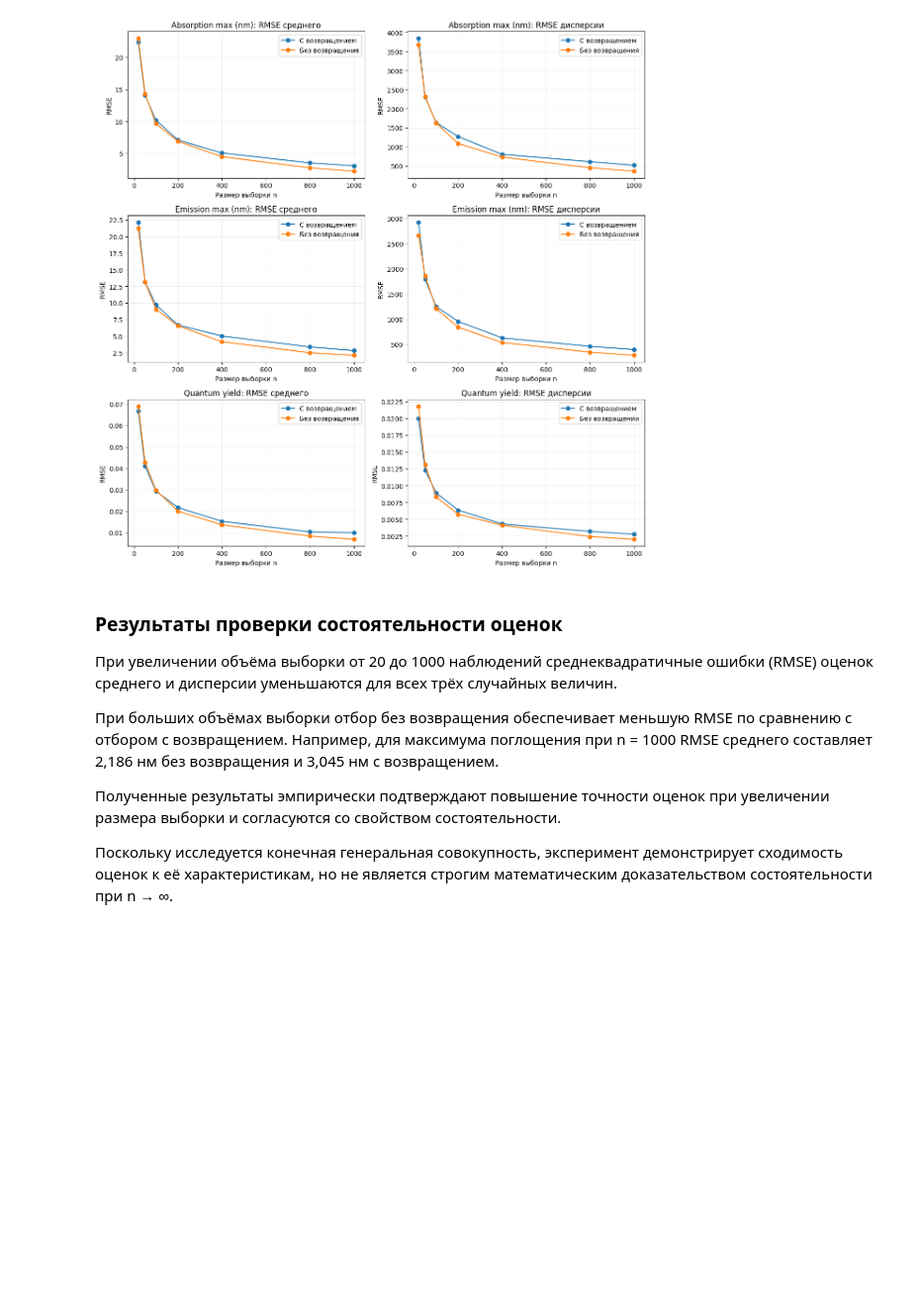
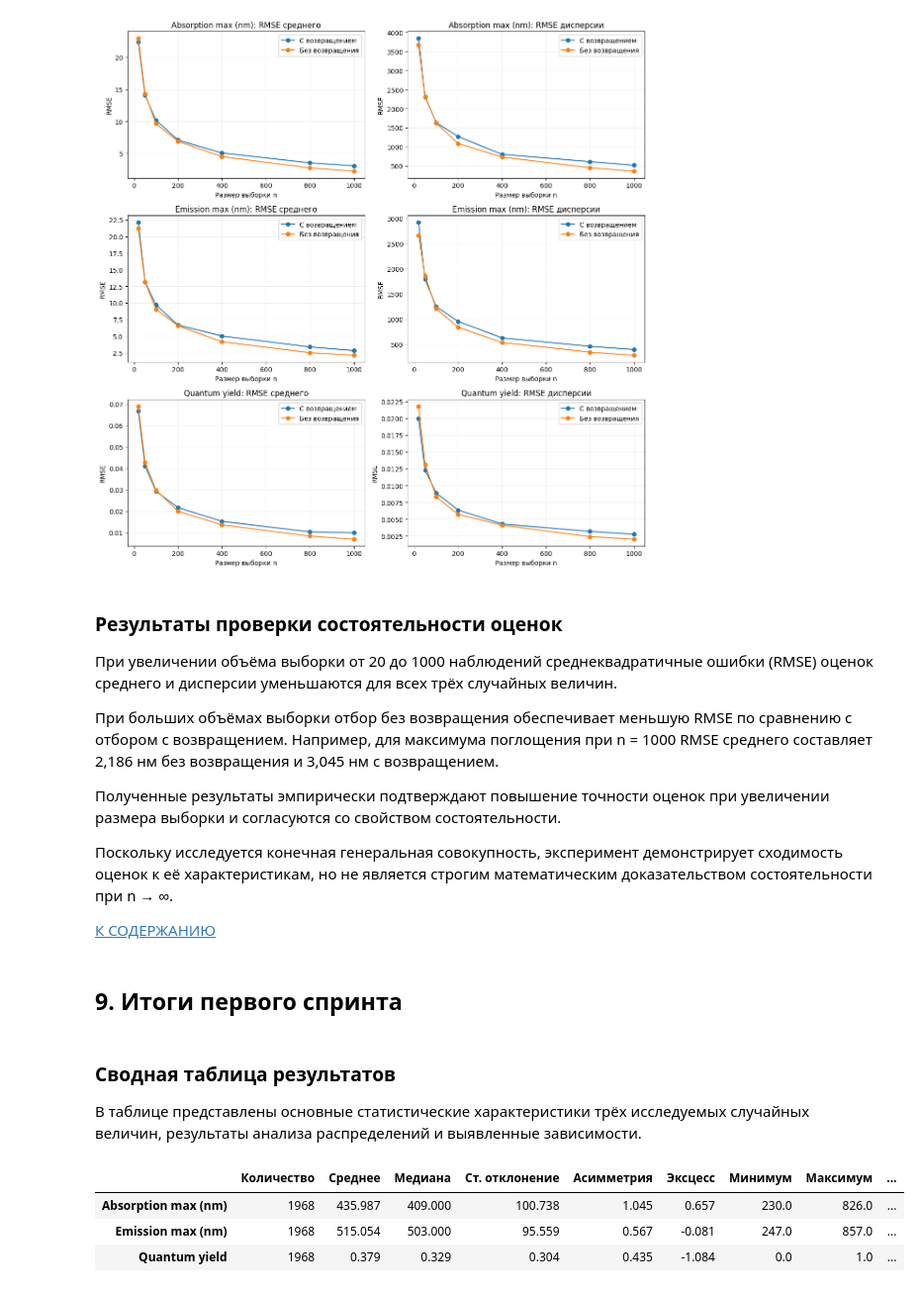
Before and after one commit to mdtokarev/App-Stat-Lab01, a Jupyter notebook: AppStatLab01.ipynb, the cells around one changed output. Shown at 99% size. Cells and saved outputs as stored; diff of their text form; code cells hidden in the pictures; blank space fills up the shorter version.

Commit message:
Завершён первый спринт: сформированы сводные таблицы и выводы исследования. Оформлены список литературы, навигация по ноутбуку и таблица критериев оценивания.

```diff
--- a/AppStatLab01.ipynb
+++ b/AppStatLab01.ipynb
@@ -1412,3 +1448,41 @@ plt.show()
 Полученные результаты эмпирически подтверждают повышение точности оценок при увеличении размера выборки и согласуются со свойством состоятельности.
 
 Поскольку исследуется конечная генеральная совокупность, эксперимент демонстрирует сходимость оценок к её характеристикам, но не является строгим математическим доказательством состоятельности при n → ∞.
+
+[К СОДЕРЖАНИЮ](#scrollTo=PmIiFqdB74VT&line=25&uniqifier=1)
+# %% [markdown]
+## 9.&nbsp;Итоги первого спринта
+# %% [markdown]
+### Сводная таблица результатов
+
+В таблице представлены основные статистические характеристики трёх исследуемых случайных величин, результаты анализа распределений и выявленные зависимости.
+# %%
+columns = [
+    "Absorption max (nm)",
+    "Emission max (nm)",
+    "Quantum yield"
+]
+
+summary_final = pd.DataFrame({
+    "Количество": data[columns].count(),
+    "Среднее": data[columns].mean(),
+    "Медиана": data[columns].median(),
+    "Ст. отклонение": data[columns].std(ddof=1),
+    "Асимметрия": data[columns].skew(),
+    "Эксцесс": data[columns].kurt(),
+    "Минимум": data[columns].min(),
+    "Максимум": data[columns].max()
+})
+
+summary_final["Предпочтительная модель"] = [
+    "Логнормальная",
+    "Логнормальная",
+    "Бета с учётом значений в 0 и 1"
+]
+
+display(summary_final.round(3))
+# %% [output]
+|  | Количество | Среднее | Медиана | Ст. отклонение | Асимметрия | Эксцесс | Минимум | Максимум | ... |
+| Absorption max (nm) | 1968 | 435.987 | 409.000 | 100.738 | 1.045 | 0.657 | 230.0 | 826.0 | ... |
+| Emission max (nm) | 1968 | 515.054 | 503.000 | 95.559 | 0.567 | -0.081 | 247.0 | 857.0 | ... |
+| Quantum yield | 1968 | 0.379 | 0.329 | 0.304 | 0.435 | -1.084 | 0.0 | 1.0 | ... |
```
Also changed, not shown: parts of 27 cells of this notebook.
